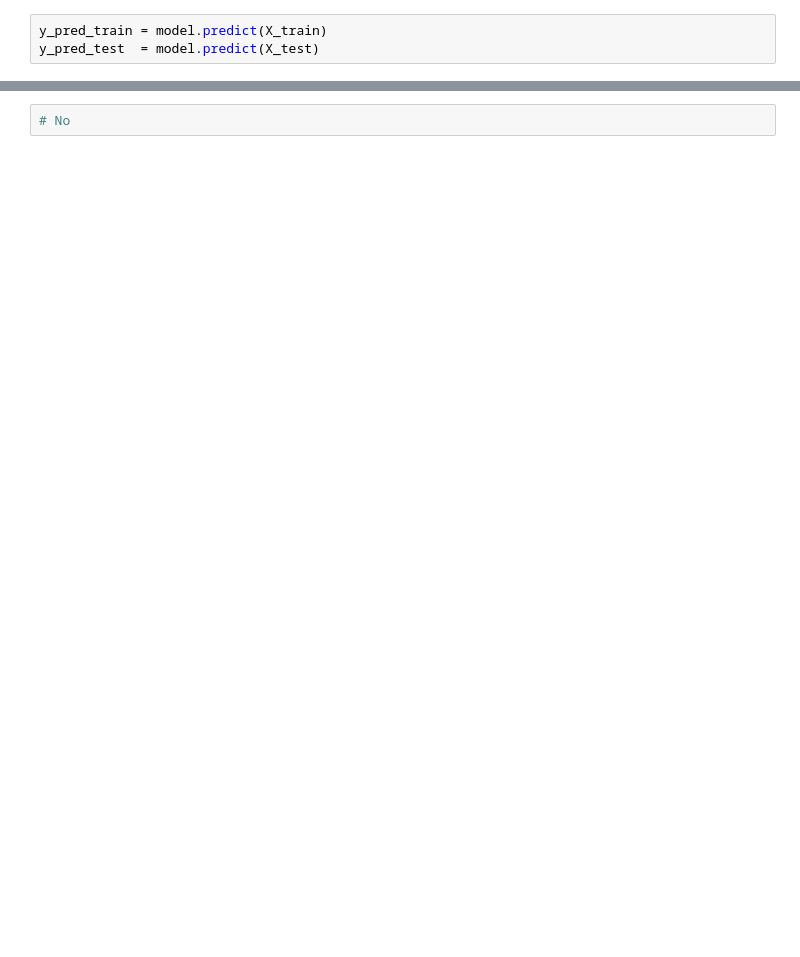
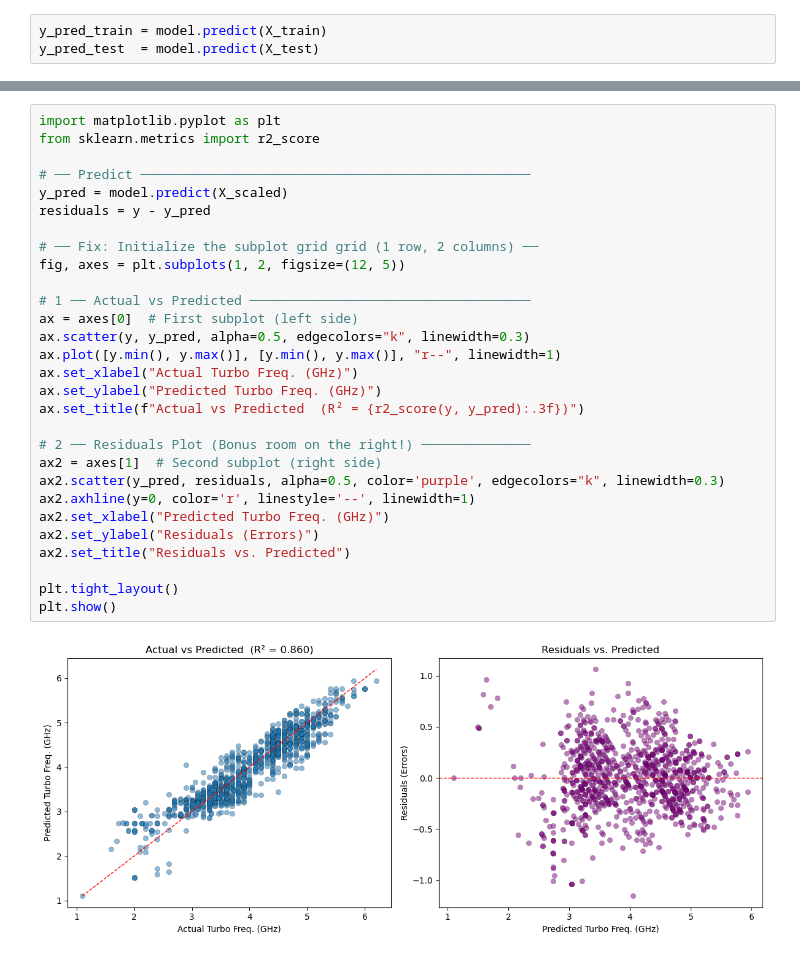
Before and after one commit to Fe4rlessCloak/CPU-Clock-Speed-Prediction, a Jupyter notebook: model/test.ipynb, the cells around one changed output, grey strips where cells are left out. Saved outputs shown, nothing was run; the diff lists cells and outputs as text; blank space fills up the shorter version.

```diff
--- a/model/test.ipynb
+++ b/model/test.ipynb
@@ -533,2 +601,31 @@ plt.show()
 # %%
-# No
+import matplotlib.pyplot as plt
+from sklearn.metrics import r2_score
+
+# ── Predict ──────────────────────────────────────────────────
+y_pred = model.predict(X_scaled)
+residuals = y - y_pred
+
+# ── Fix: Initialize the subplot grid grid (1 row, 2 columns) ──
+fig, axes = plt.subplots(1, 2, figsize=(12, 5))
+
+# 1 ── Actual vs Predicted ────────────────────────────────────
+ax = axes[0]  # First subplot (left side)
+ax.scatter(y, y_pred, alpha=0.5, edgecolors="k", linewidth=0.3)
+ax.plot([y.min(), y.max()], [y.min(), y.max()], "r--", linewidth=1)
+ax.set_xlabel("Actual Turbo Freq. (GHz)")
+ax.set_ylabel("Predicted Turbo Freq. (GHz)")
+ax.set_title(f"Actual vs Predicted  (R² = {r2_score(y, y_pred):.3f})")
+
+# 2 ── Residuals Plot (Bonus room on the right!) ──────────────
+ax2 = axes[1]  # Second subplot (right side)
+ax2.scatter(y_pred, residuals, alpha=0.5, color='purple', edgecolors="k", linewidth=0.3)
+ax2.axhline(y=0, color='r', linestyle='--', linewidth=1)
+ax2.set_xlabel("Predicted Turbo Freq. (GHz)")
+ax2.set_ylabel("Residuals (Errors)")
+ax2.set_title("Residuals vs. Predicted")
+
+plt.tight_layout()
+plt.show()
+# %% [output]
+[figure, added]
```
Also changed, not shown: parts of 12 cells of this notebook, 24 other files.
